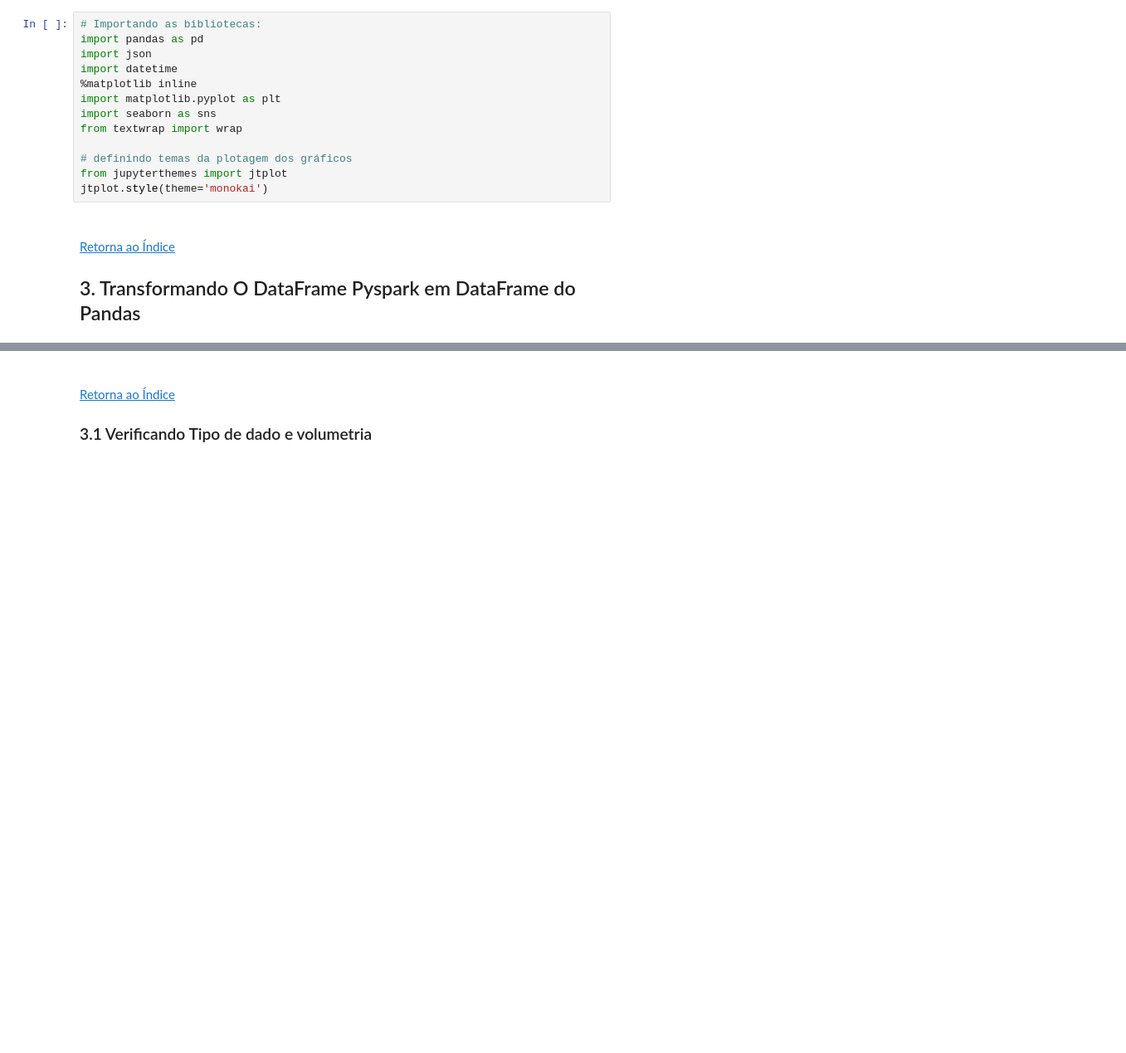
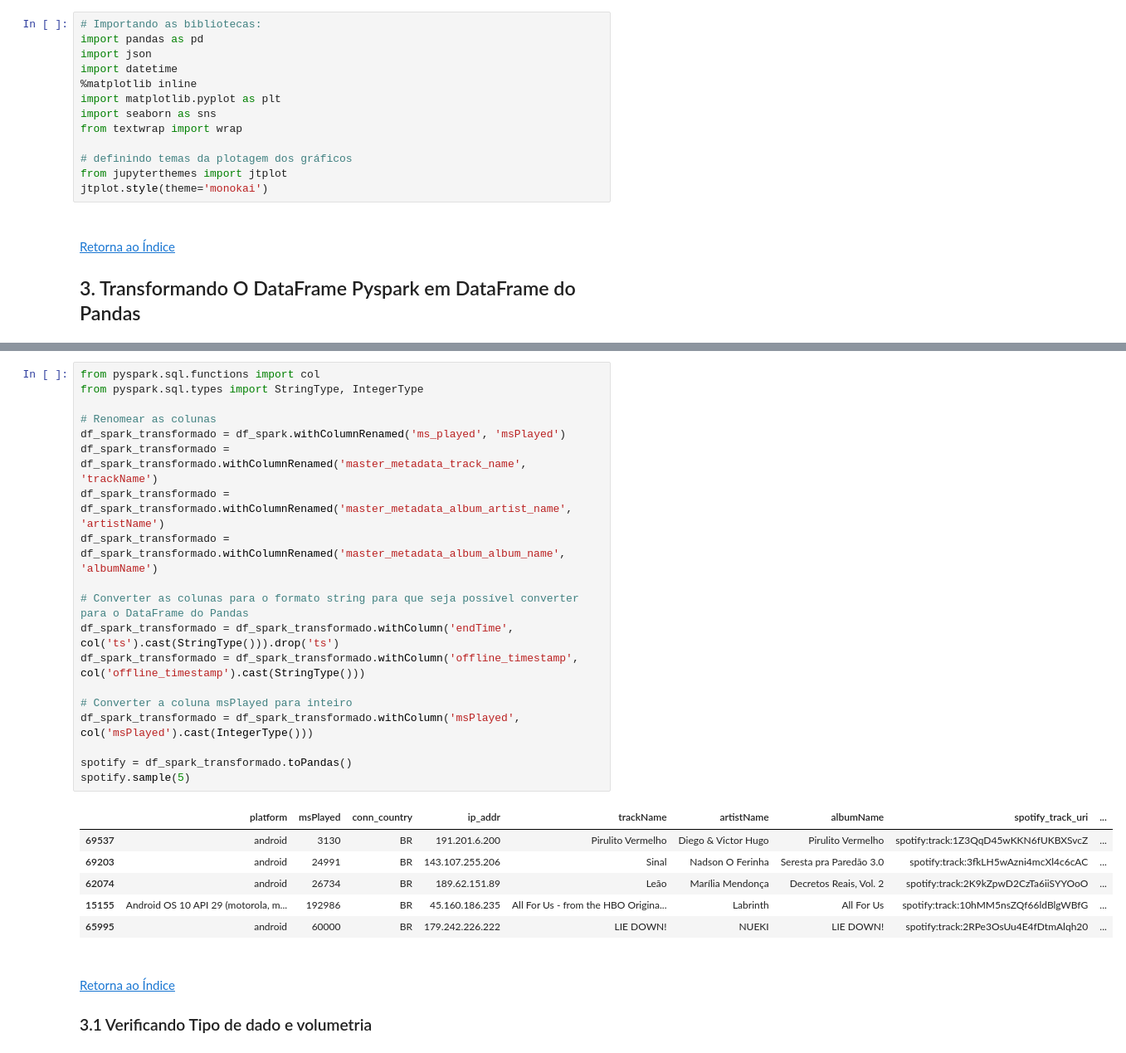
Before and after one commit to espeditoalves/spotify-history, a Jupyter notebook: notebooks/01_exploration/01_EDA_Spotify_User_1.ipynb, the cells around one changed output, grey strips where cells are left out. Shown at 83% size. Drawn from its saved outputs; the diff is of its cells as text; blank space fills up the shorter version.

```diff
--- a/notebooks/01_exploration/01_EDA_Spotify_User_1.ipynb
+++ b/notebooks/01_exploration/01_EDA_Spotify_User_1.ipynb
@@ -236,3 +215,29 @@ spotify.sample(5)
+# %%
+from pyspark.sql.functions import col
+from pyspark.sql.types import StringType, IntegerType
+
+# Renomear as colunas
+df_spark_transformado = df_spark.withColumnRenamed('ms_played', 'msPlayed')
+df_spark_transformado = df_spark_transformado.withColumnRenamed('master_metadata_track_name', 'trackName')
+df_spark_transformado = df_spark_transformado.withColumnRenamed('master_metadata_album_artist_name', 'artistName')
+df_spark_transformado = df_spark_transformado.withColumnRenamed('master_metadata_album_album_name', 'albumName')
+
+# Converter as colunas para o formato string para que seja possível converter para o DataFrame do Pandas
+df_spark_transformado = df_spark_transformado.withColumn('endTime', col('ts').cast(StringType())).drop('ts')
+df_spark_transformado = df_spark_transformado.withColumn('offline_timestamp', col('offline_timestamp').cast(StringType()))
+
+# Converter a coluna msPlayed para inteiro
+df_spark_transformado = df_spark_transformado.withColumn('msPlayed', col('msPlayed').cast(IntegerType()))
+
+spotify = df_spark_transformado.toPandas()
+spotify.sample(5)
+# %% [output]
+|  | platform | msPlayed | conn_country | ip_addr | trackName | artistName | albumName | spotify_track_uri | ... |
+| 69537 | android | 3130 | BR | 191.201.6.200 | Pirulito Vermelho | Diego & Victor Hugo | Pirulito Vermelho | spotify:track:1Z3QqD45wKKN6fUKBXSvcZ | ... |
+| 69203 | android | 24991 | BR | 143.107.255.206 | Sinal | Nadson O Ferinha | Seresta pra Paredão 3.0 | spotify:track:3fkLH5wAzni4mcXl4c6cAC | ... |
+| 62074 | android | 26734 | BR | 189.62.151.89 | Leão | Marília Mendonça | Decretos Reais, Vol. 2 | spotify:track:2K9kZpwD2CzTa6iiSYYOoO | ... |
+| 15155 | Android OS 10 API 29 (motorola, m... | 192986 | BR | 45.160.186.235 | All For Us - from the HBO Origina... | Labrinth | All For Us | spotify:track:10hMM5nsZQf66ldBlgWBfG | ... |
+| 65995 | android | 60000 | BR | 179.242.226.222 | LIE DOWN! | NUEKI | LIE DOWN! | spotify:track:2RPe3OsUu4E4fDtmAlqh20 | ... |
 # %% [markdown]
 <a id='3_1'></a>
 ---
```
Also changed, not shown: parts of 8 cells of this notebook.
